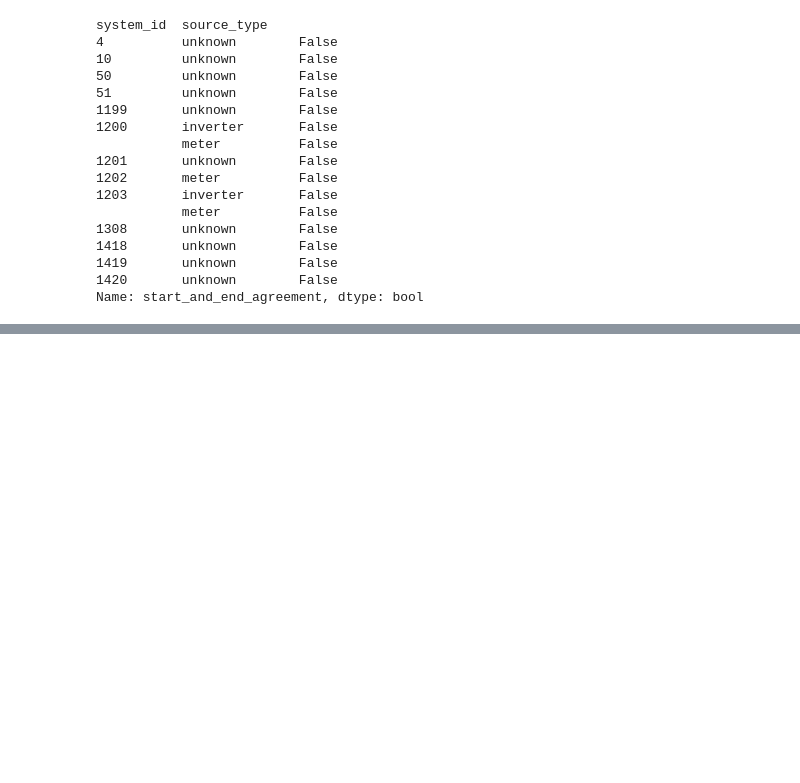
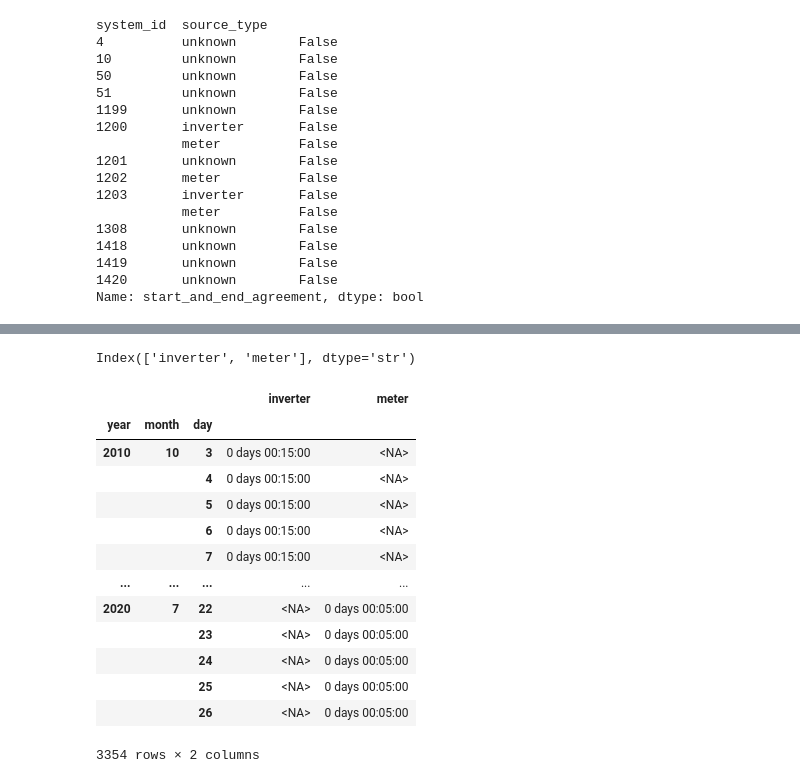
Before and after one commit to Erdos-Projects/predicting-day-ahead-solar-power-production, a Jupyter notebook: src/data/pwr/extract_ac_power_practice.ipynb, the cells around one changed output, grey strips where cells are left out. Drawn from its saved outputs; the diff is of its cells as text; code cells hidden in the pictures; blank space fills up the shorter version.

```diff
--- a/src/data/pwr/extract_ac_power_practice.ipynb
+++ b/src/data/pwr/extract_ac_power_practice.ipynb
@@ -683,0 +1606,6 @@ Name: start_and_end_agreement, dtype: bool
+# %%
+system_id = 1308
+test_folder_str = f'../../../../data_ds_project/testing_yearly_parquet/{system_id}'
+test_folder = Path(test_folder_str)
+test_pq = pq.ParquetDataset(test_folder)
+test_df = test_pq.read().to_pandas()
@@ -683,0 +3249,23 @@ Name: start_and_end_agreement, dtype: bool
+# %%
+daily_changes_1200 = daily_changes_no_oracle(1200)
+# %%
+daily_changes_1200.columns
+# %% [output]
+Index(['inverter', 'meter'], dtype='str')
+# %%
+daily_changes_1200
+# %% [output]
+|  |  |  | inverter | meter |
+| year | month | day |  |  |
+| 2010 | 10 | 3 | 0 days 00:15:00 | <NA> |
+|  |  | 4 | 0 days 00:15:00 | <NA> |
+|  |  | 5 | 0 days 00:15:00 | <NA> |
+|  |  | 6 | 0 days 00:15:00 | <NA> |
+|  |  | 7 | 0 days 00:15:00 | <NA> |
+| ... | ... | ... | ... | ... |
+| 2020 | 7 | 22 | <NA> | 0 days 00:05:00 |
+|  |  | 23 | <NA> | 0 days 00:05:00 |
+|  |  | 24 | <NA> | 0 days 00:05:00 |
+|  |  | 25 | <NA> | 0 days 00:05:00 |
+|  |  | 26 | <NA> | 0 days 00:05:00 |
+3354 rows × 2 columns
```
Also changed, not shown: parts of 146 cells of this notebook, 1 other file.
